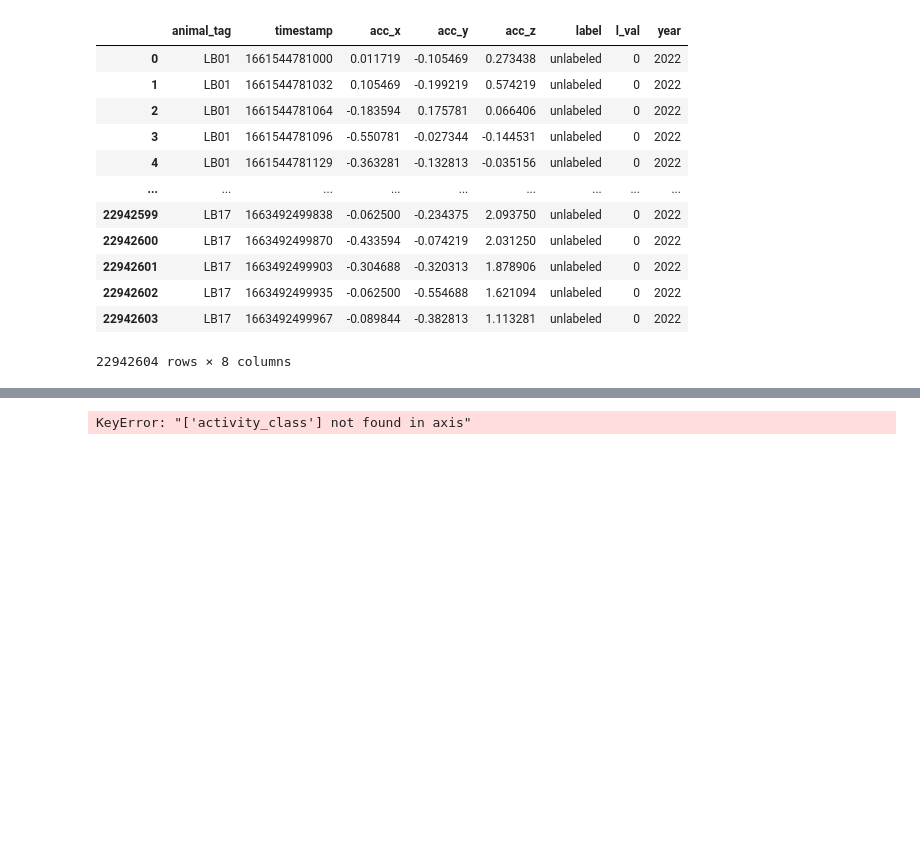
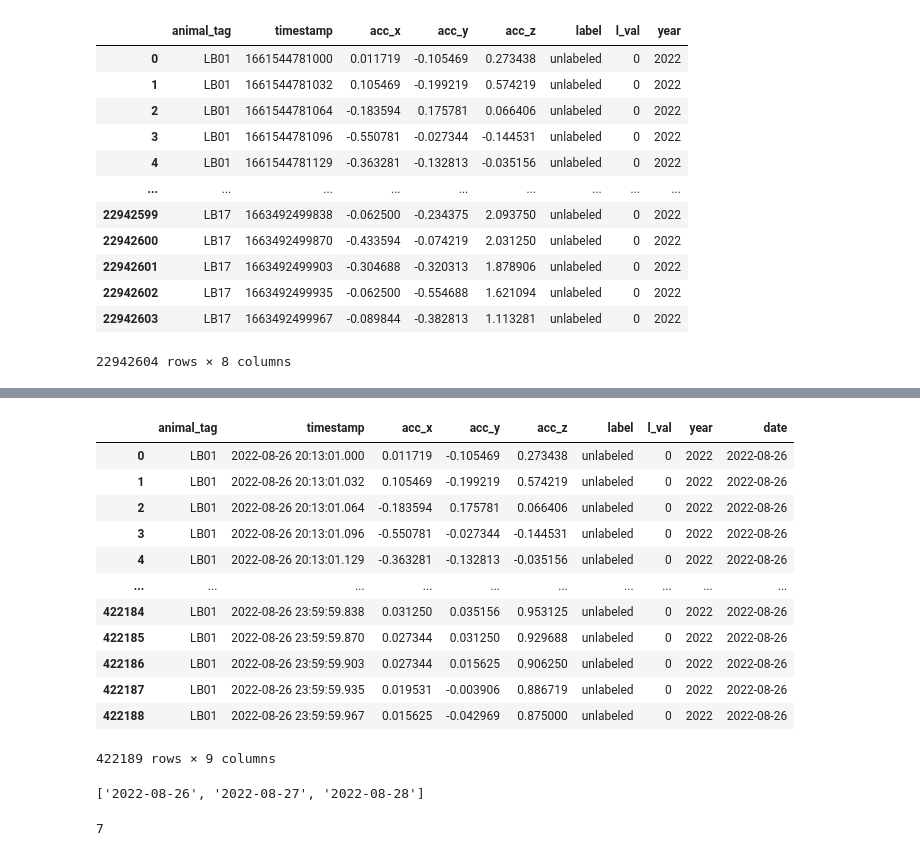
Before and after one commit to MorJaime/Biodata, a Jupyter notebook: codes/notebooks/1.1_EMD.ipynb, the cells around one changed output, grey strips where cells are left out. Drawn from its saved outputs; the diff is of its cells as text; code cells hidden in the pictures; blank space fills up the shorter version.

```diff
--- a/codes/notebooks/1.1_EMD.ipynb
+++ b/codes/notebooks/1.1_EMD.ipynb
@@ -95,0 +144,28 @@ data28 = data[data['date']=='2022-08-28']
+# %%
+data["timestamp"] = pd.to_datetime(data["timestamp"],unit='ms')
+bird_list = list(data.drop_duplicates(subset=['animal_tag'],keep = 'first')['animal_tag'])
+data = data[data['animal_tag']==bird_list[0]]
+data['date'] =data['timestamp'].dt.strftime('%Y-%m-%d')
+date_list = list(data.drop_duplicates(subset=['date'],keep = 'first')['date'])
+data =
+
+data = data[data['animal_tag']==bird_list[0]]
+data['date'] =data['timestamp'].dt.strftime('%Y-%m-%d')
+day_data_df = data[data['date']=='2022-08-26']
+iterations = int(len(day_data_df)/200000)
+day_data_df_l = []
+day_data_df
+# %% [output]
+|  | animal_tag | timestamp | acc_x | acc_y | acc_z | label | l_val | year | date |
+| 0 | LB01 | 2022-08-26 20:13:01.000 | 0.011719 | -0.105469 | 0.273438 | unlabeled | 0 | 2022 | 2022-08-26 |
+| 1 | LB01 | 2022-08-26 20:13:01.032 | 0.105469 | -0.199219 | 0.574219 | unlabeled | 0 | 2022 | 2022-08-26 |
+| 2 | LB01 | 2022-08-26 20:13:01.064 | -0.183594 | 0.175781 | 0.066406 | unlabeled | 0 | 2022 | 2022-08-26 |
+| 3 | LB01 | 2022-08-26 20:13:01.096 | -0.550781 | -0.027344 | -0.144531 | unlabeled | 0 | 2022 | 2022-08-26 |
+| 4 | LB01 | 2022-08-26 20:13:01.129 | -0.363281 | -0.132813 | -0.035156 | unlabeled | 0 | 2022 | 2022-08-26 |
+| ... | ... | ... | ... | ... | ... | ... | ... | ... | ... |
+| 422184 | LB01 | 2022-08-26 23:59:59.838 | 0.031250 | 0.035156 | 0.953125 | unlabeled | 0 | 2022 | 2022-08-26 |
+| 422185 | LB01 | 2022-08-26 23:59:59.870 | 0.027344 | 0.031250 | 0.929688 | unlabeled | 0 | 2022 | 2022-08-26 |
+| 422186 | LB01 | 2022-08-26 23:59:59.903 | 0.027344 | 0.015625 | 0.906250 | unlabeled | 0 | 2022 | 2022-08-26 |
+| 422187 | LB01 | 2022-08-26 23:59:59.935 | 0.019531 | -0.003906 | 0.886719 | unlabeled | 0 | 2022 | 2022-08-26 |
+| 422188 | LB01 | 2022-08-26 23:59:59.967 | 0.015625 | -0.042969 | 0.875000 | unlabeled | 0 | 2022 | 2022-08-26 |
+422189 rows × 9 columns
@@ -96,8 +200,14 @@ data28 = data[data['date']=='2022-08-28']
+# %%
+date_list
+# %% [output]
+['2022-08-26', '2022-08-27', '2022-08-28']
+# %%
+for it in iterations:
+# %% [output]
+7
 # %%
-data26.drop(["timestamp","label","date"],axis=1,inplace=True)
-data27.drop(["timestamp","label","date"],axis=1,inplace=True)
-data28.drop(["timestamp","label","date"],axis=1,inplace=True)
+data26.drop(["timestamp","label","date","year","l_val","animal_tag"],axis=1,inplace=True)
+data27.drop(["timestamp","label","date","year","l_val","animal_tag"],axis=1,inplace=True)
+data28.drop(["timestamp","label","date","year","l_val","animal_tag"],axis=1,inplace=True)
-# %% [output]
-KeyError: "['activity_class'] not found in axis"
 # %%
 new_data = data26.iloc[0:200000]
```
Also changed, not shown: parts of 21 cells of this notebook, 2 other files.
